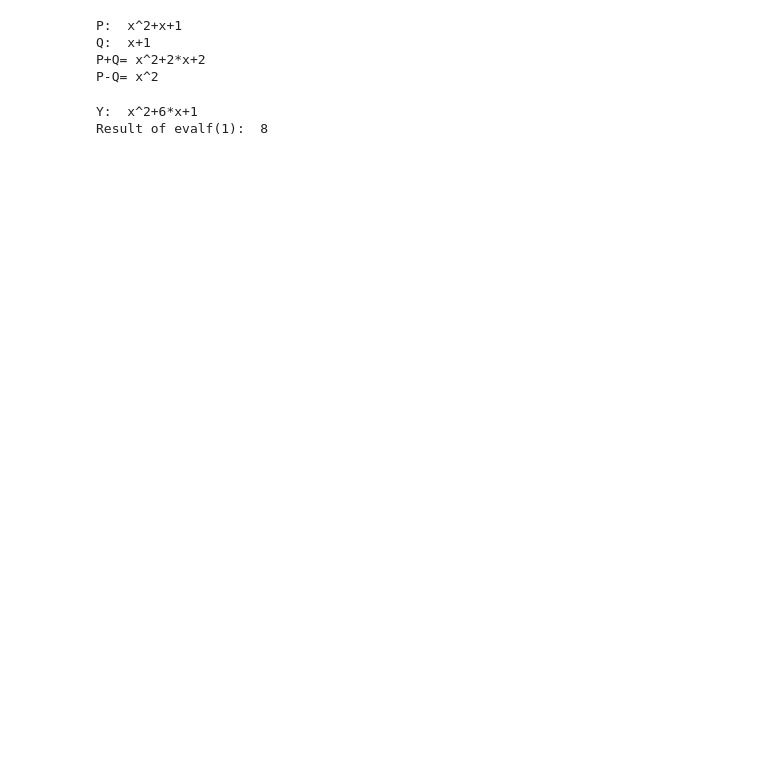
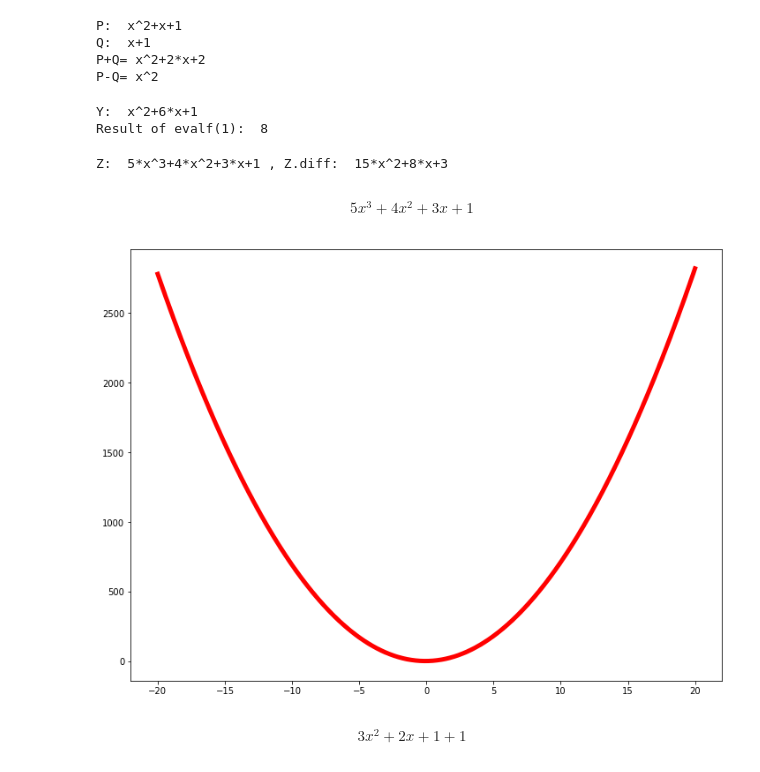
Before and after one commit to olgashlyakhtova2000/firstName, a Jupyter notebook: Полином.ipynb, the cells around one changed output. Saved outputs shown, nothing was run; the diff lists cells and outputs as text; code cells hidden in the pictures; blank space fills up the shorter version.

```diff
--- a/Полином.ipynb
+++ b/Полином.ipynb
@@ -1,6 +1,7 @@
 # %% [markdown]
 <a href="https://colab.research.google.com/github/olgashlyakhtova2000/firstName/blob/main/%D0%9F%D0%BE%D0%BB%D0%B8%D0%BD%D0%BE%D0%BC.ipynb" target="_parent"><img src="https://colab.research.google.com/assets/colab-badge.svg" alt="Open In Colab"/></a>
 # %%
+from IPython.display import display, Math
 class Polynomial:
   def __init__(self, a):
     self.a = [x for x in a]
@@ -63,6 +64,29 @@ class Polynomial:
       result+=self.a[n]*point**n
       n-=1
     return result+self.a[0]
+  def diff(self):
+    b=[]
+    for k in range(1, len(self.a)):
+      b.append(k*self.a[k])
+    return Polynomial(b)
+  def toLatex(self):
+    s=""
+    for k in range(len(self.a)-1, 1, -1):
+      if (self.a[k]>1 or self.a[k]<1) and self.a[k]!=0:
+        s+=str(self.a[k])+"x^"+str(k)
+      elif self.a[k]==1:
+        s+="x^"+str(k)
+      if self.a[k-1]>0 and self.a[k]!=0:
+          s+="+"
+    if self.a[1]!=0 and self.a[1]!=1:
+      s+=str(self.a[1])+"x"
+    elif self.a[1]==1:
+      s+="x"
+    if self.a[0]>0:
+      s+="+" + str(self.a[0])
+    elif self.a[0]<0:
+      s+="-" + str(self.a[0])
+    display(Math(s))
 # %%
 P = Polynomial([1,1, 1])
 Q = Polynomial([1,1])
@@ -82,3 +106,32 @@ print('Result of evalf(1): ', Y.evalf(1))
 # %% [output]
 Y:  x^2+6*x+1
 Result of evalf(1):  8
+# %%
+Z = Polynomial([1, 3, 4, 5])
+print ('Z: ', Z, ', Z.diff: ', Z.diff())
+Z.toLatex()
+# %% [output]
+Z:  5*x^3+4*x^2+3*x+1 , Z.diff:  15*x^2+8*x+3
+$$5x^3+4x^2+3x+1$$
+# %%
+import matplotlib
+import matplotlib.pyplot as plt
+
+def plot(pol, a, b):
+  n = 500
+  dx = (b - a) / n
+  X, Y = [], []
+  for i in range(n + 1):
+    x = a + dx * i
+    y = pol.evalf(x)
+    X.append(x)
+    Y.append(y)
+
+  fig, ax = plt.subplots(figsize=(12, 9))
+  ax.plot(X, Y, color="red", lw=5)
+  plt.show()
+# %%
+L = Polynomial([1,1, 7])
+plot(L, -20, 20)
+# %% [output]
+[figure, added]
@@ -84,0 +223,7 @@ Result of evalf(1):  8
+# %%
+T1 = Expression( Polynomial([1, 2, 3]))
+T2 = Expression(1)
+s=T1+T2
+s.show()
+# %% [output]
+$$3x^2+2x+1+1$$
```
Also changed, not shown: parts of 3 cells of this notebook.
